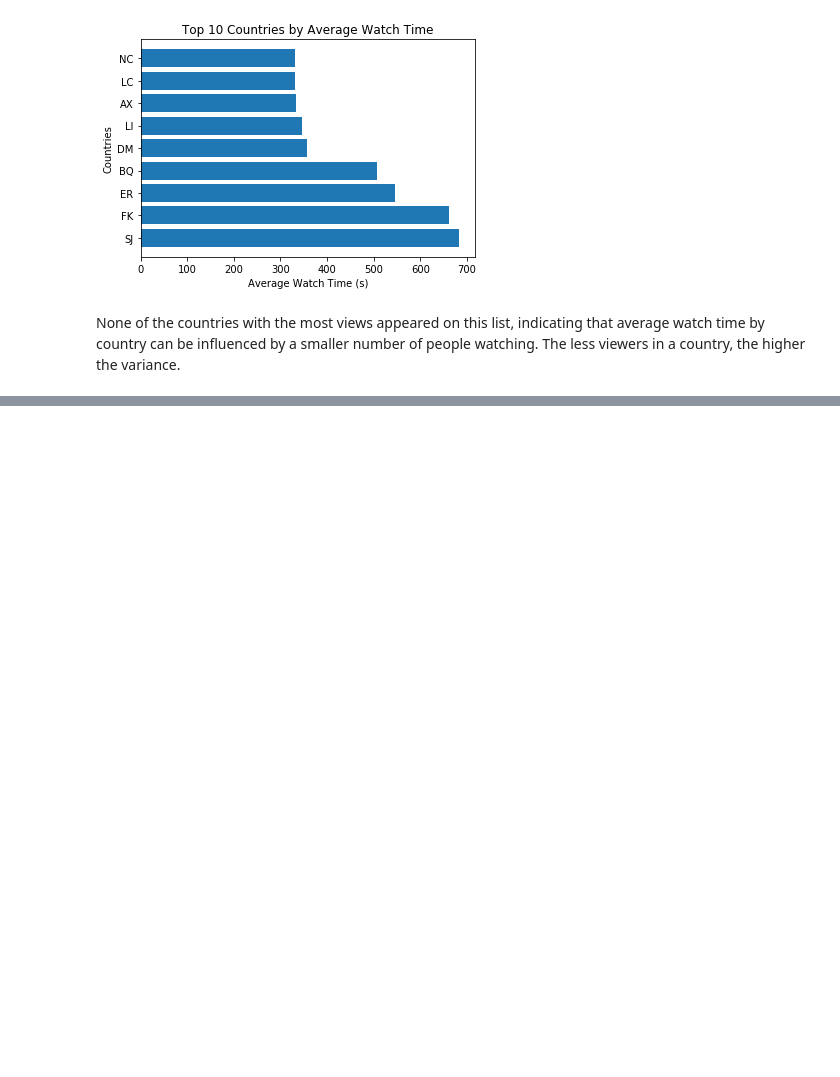
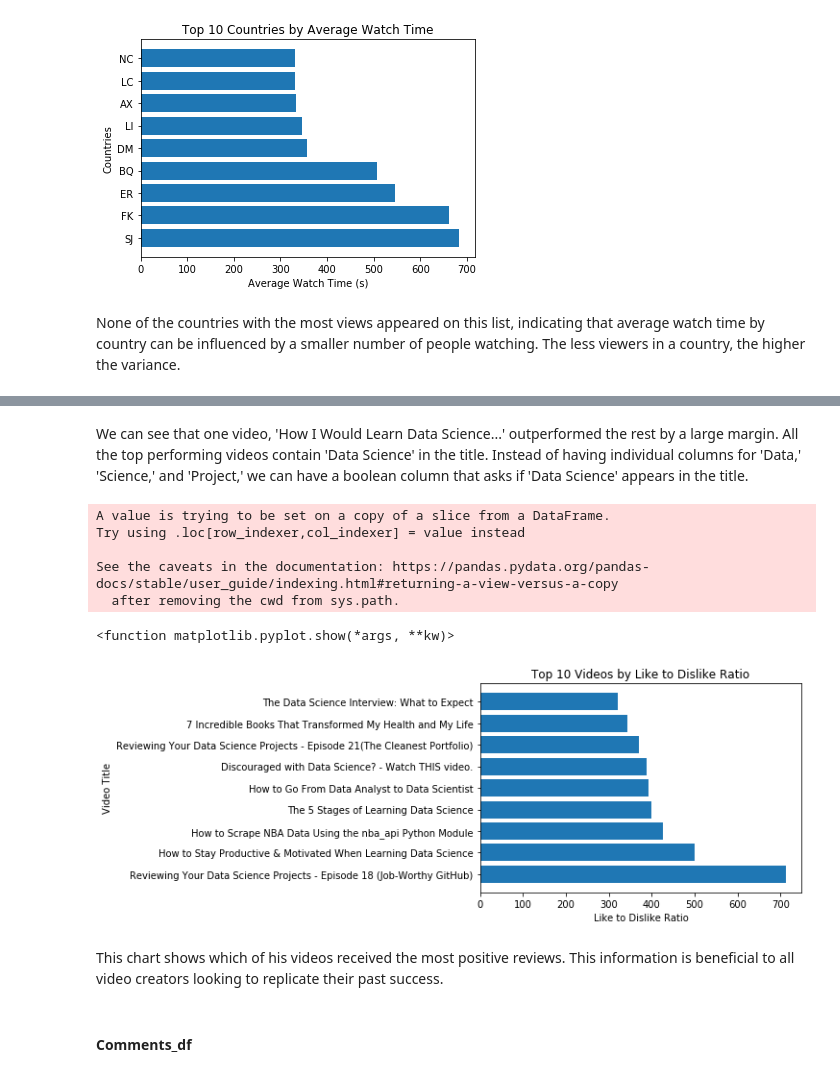
Before and after one commit to hjyoon16/Viewer_Boost_YT_Analysis, a Jupyter notebook: Assignment3.1.ipynb, the cells around one changed output, grey strips where cells are left out. Drawn from its saved outputs; the diff is of its cells as text; code cells hidden in the pictures; blank space fills up the shorter version.

```diff
--- a/Assignment3.1.ipynb
+++ b/Assignment3.1.ipynb
@@ -121,0 +197,27 @@ The 3 most common words that are not dash or an article are 'Data,' 'Science,' a
+# %% [markdown]
+We can see that one video, 'How I Would Learn Data Science...'  outperformed the rest by a large margin. All the top performing videos contain 'Data Science' in the title. Instead of having individual columns for 'Data,' 'Science,' and 'Project,' we can have a boolean column that asks if 'Data Science' appears in the title.
+# %%
+# Finding Like to Dislike ratio and ranking vidoes
+test = grouped_video
+test = test[test[test.columns[3]] > 0]
+test['like_dislike_ratio'] = test['Likes'] / test[test.columns[3]]
+test_sort = test.sort_values(by = 'like_dislike_ratio', ascending = False)
+xAxis = test_sort.loc[:,'Video title'][:9]
+yAxis = test_sort.loc[:,'like_dislike_ratio'][:9]
+plt.barh(xAxis, yAxis)
+plt.title("Top 10 Videos by Like to Dislike Ratio")
+plt.xlabel('Like to Dislike Ratio')
+plt.ylabel('Video Title')
+plt.show
+# %% [output]
+A value is trying to be set on a copy of a slice from a DataFrame.
+Try using .loc[row_indexer,col_indexer] = value instead
+
+See the caveats in the documentation: https://pandas.pydata.org/pandas-docs/stable/user_guide/indexing.html#returning-a-view-versus-a-copy
+  after removing the cwd from sys.path.
+<function matplotlib.pyplot.show(*args, **kw)>
+[figure, added]
+# %% [markdown]
+This chart shows which of his videos received the most positive reviews. This information is beneficial to all video creators looking to replicate their past success.
+# %% [markdown]
+#### Comments_df
```
Also changed, not shown: parts of 26 cells of this notebook.
